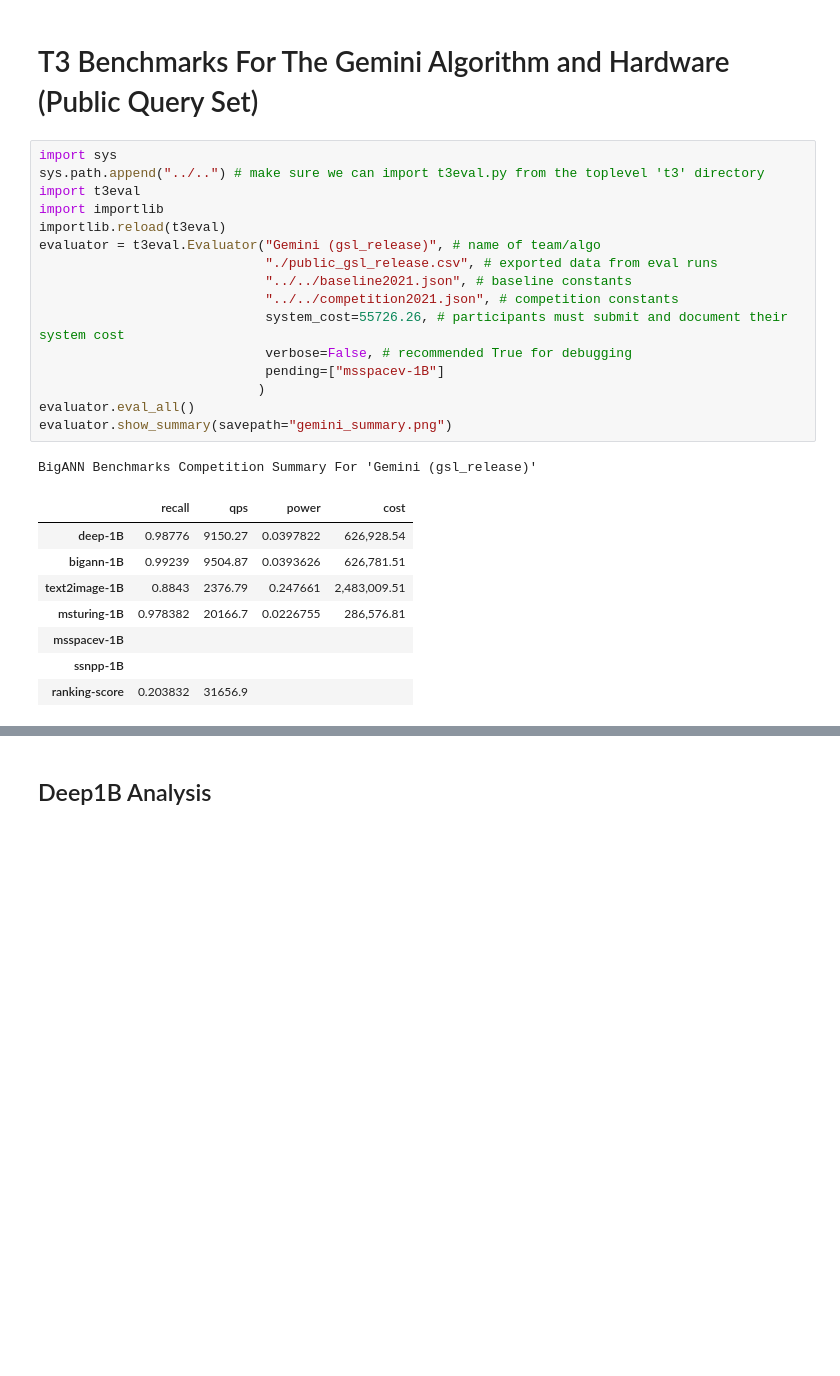
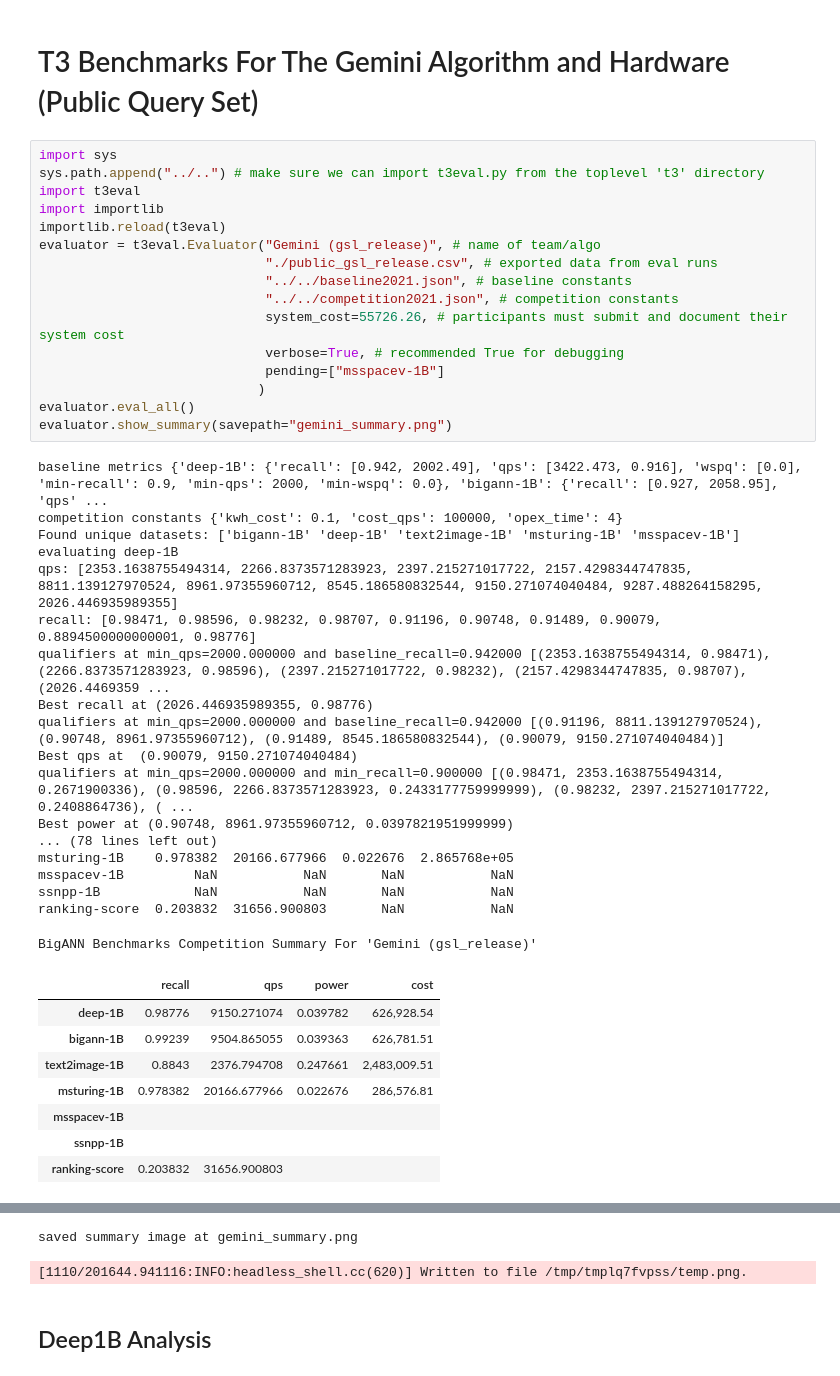
Before and after one commit to harsha-simhadri/big-ann-benchmarks, a Jupyter notebook: t3/eval_2021/gemini/EvalPublic_gsl_release.ipynb, the cells around one changed output, grey strips where cells are left out. Saved outputs shown, nothing was run; the diff lists cells and outputs as text; blank space fills up the shorter version.

Commit message:
rerender gemini gsl_release due to merged metric from main

```diff
--- a/t3/eval_2021/gemini/EvalPublic_gsl_release.ipynb
+++ b/t3/eval_2021/gemini/EvalPublic_gsl_release.ipynb
@@ -3,26 +3,43 @@
 # %%
 import sys
 sys.path.append("../..") # make sure we can import t3eval.py from the toplevel 't3' directory
 import t3eval
 import importlib
 importlib.reload(t3eval)
 evaluator = t3eval.Evaluator("Gemini (gsl_release)", # name of team/algo
                              "./public_gsl_release.csv", # exported data from eval runs
                              "../../baseline2021.json", # baseline constants
                              "../../competition2021.json", # competition constants
                              system_cost=55726.26, # participants must submit and document their system cost
-                             verbose=False, # recommended True for debugging
+                             verbose=True, # recommended True for debugging
                              pending=["msspacev-1B"]
                             )
 evaluator.eval_all()
 evaluator.show_summary(savepath="gemini_summary.png")
 # %% [output]
-BigANN Benchmarks Competition Summary For 'Gemini (gsl_release)'
+baseline metrics {'deep-1B': {'recall': [0.942, 2002.49], 'qps': [3422.473, 0.916], 'wspq': [0.0], 'min-recall': 0.9, 'min-qps': 2000, 'min-wspq': 0.0}, 'bigann-1B': {'recall': [0.927, 2058.95], 'qps' ...
+competition constants {'kwh_cost': 0.1, 'cost_qps': 100000, 'opex_time': 4}
+Found unique datasets: ['bigann-1B' 'deep-1B' 'text2image-1B' 'msturing-1B' 'msspacev-1B']
+evaluating deep-1B
+qps: [2353.1638755494314, 2266.8373571283923, 2397.215271017722, 2157.4298344747835, 8811.139127970524, 8961.97355960712, 8545.186580832544, 9150.271074040484, 9287.488264158295, 2026.446935989355]
+recall: [0.98471, 0.98596, 0.98232, 0.98707, 0.91196, 0.90748, 0.91489, 0.90079, 0.8894500000000001, 0.98776]
+qualifiers at min_qps=2000.000000 and baseline_recall=0.942000 [(2353.1638755494314, 0.98471), (2266.8373571283923, 0.98596), (2397.215271017722, 0.98232), (2157.4298344747835, 0.98707), (2026.4469359 ...
+Best recall at (2026.446935989355, 0.98776)
+qualifiers at min_qps=2000.000000 and baseline_recall=0.942000 [(0.91196, 8811.139127970524), (0.90748, 8961.97355960712), (0.91489, 8545.186580832544), (0.90079, 9150.271074040484)]
+Best qps at  (0.90079, 9150.271074040484)
+qualifiers at min_qps=2000.000000 and min_recall=0.900000 [(0.98471, 2353.1638755494314, 0.2671900336), (0.98596, 2266.8373571283923, 0.2433177759999999), (0.98232, 2397.215271017722, 0.2408864736), ( ...
+Best power at (0.90748, 8961.97355960712, 0.0397821951999999)
+... (78 lines left out)
+msturing-1B    0.978382  20166.677966  0.022676  2.865768e+05
+msspacev-1B         NaN           NaN       NaN           NaN
+ssnpp-1B            NaN           NaN       NaN           NaN
+ranking-score  0.203832  31656.900803       NaN           NaN
+BigANN Benchmarks Competition Summary For 'Gemini (gsl_release)'
 |  | recall | qps | power | cost |
-| deep-1B | 0.98776 | 9150.27 | 0.0397822 | 626,928.54 |
-| bigann-1B | 0.99239 | 9504.87 | 0.0393626 | 626,781.51 |
-| text2image-1B | 0.8843 | 2376.79 | 0.247661 | 2,483,009.51 |
-| msturing-1B | 0.978382 | 20166.7 | 0.0226755 | 286,576.81 |
+| deep-1B | 0.98776 | 9150.271074 | 0.039782 | 626,928.54 |
+| bigann-1B | 0.99239 | 9504.865055 | 0.039363 | 626,781.51 |
+| text2image-1B | 0.8843 | 2376.794708 | 0.247661 | 2,483,009.51 |
+| msturing-1B | 0.978382 | 20166.677966 | 0.022676 | 286,576.81 |
 | msspacev-1B |  |  |  |  |
 | ssnpp-1B |  |  |  |  |
-| ranking-score | 0.203832 | 31656.9 |  |  |
+| ranking-score | 0.203832 | 31656.900803 |  |  |
@@ -29,3 +48,5 @@ BigANN Benchmarks Competition Summary For 'Gemini (gsl_release)'
+saved summary image at gemini_summary.png
+[1110/201644.941116:INFO:headless_shell.cc(620)] Written to file /tmp/tmplq7fvpss/temp.png.
 # %% [markdown]
 ## Deep1B Analysis
 # %%
```
Also changed, not shown: parts of 16 cells of this notebook, 16 other files.
